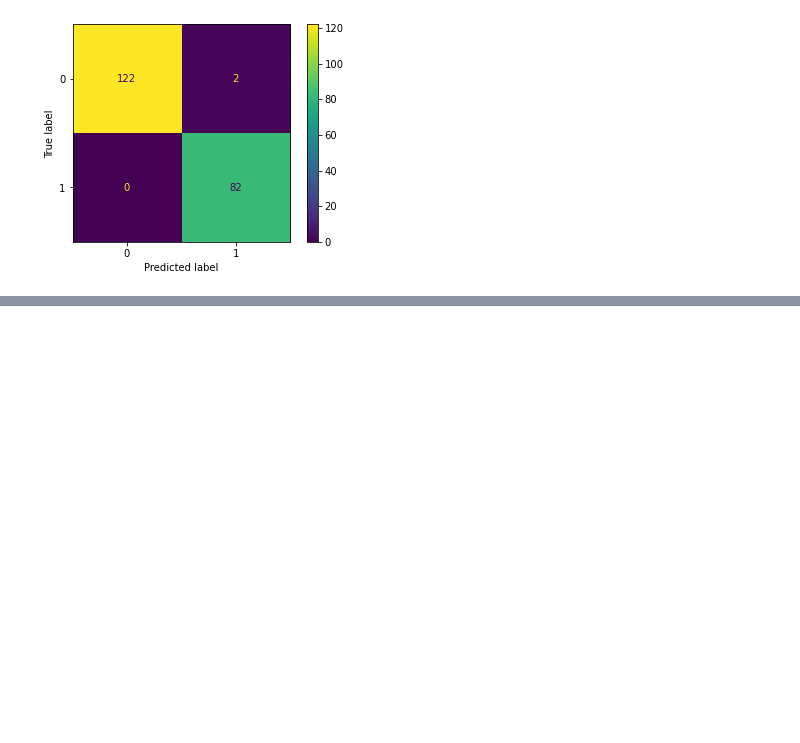
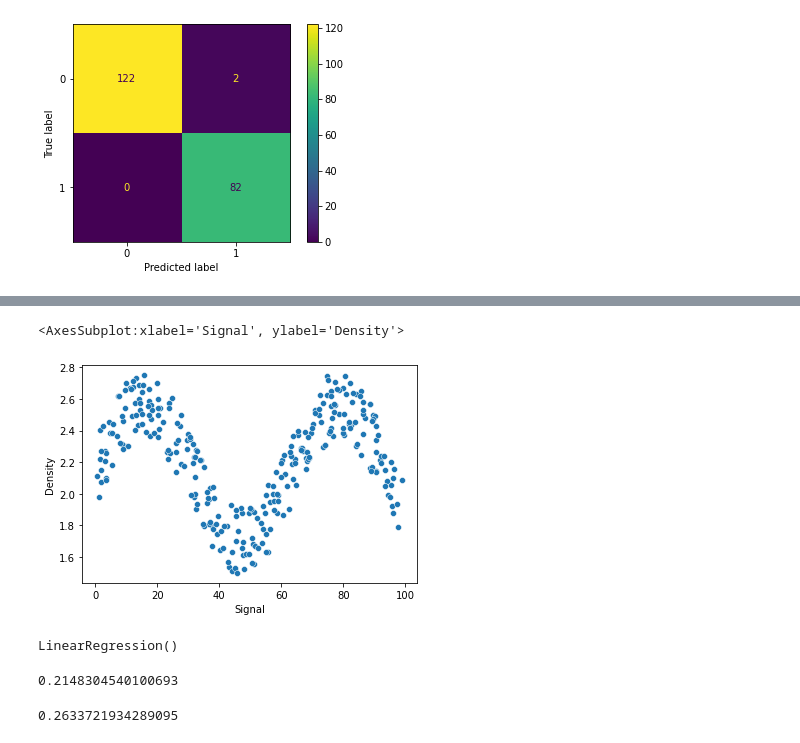
Before and after one commit to pawel9009/ML, a Jupyter notebook: notebooks/Random Forest.ipynb, the cells around one changed output, grey strips where cells are left out. Cells and saved outputs as stored; diff of their text form; code cells hidden in the pictures; blank space fills up the shorter version.

```diff
--- a/notebooks/Random Forest.ipynb
+++ b/notebooks/Random Forest.ipynb
@@ -177,0 +180,2 @@ plt.plot(range(1,200),missclass)
+# %%
+df = pd.read_csv('../data/rock_density_xray.csv')
@@ -177,0 +191,7 @@ plt.plot(range(1,200),missclass)
+# %%
+df.columns = ['Signal', 'Density']
+# %%
+sns.scatterplot(data=df, x='Signal', y='Density')
+# %% [output]
+<AxesSubplot:xlabel='Signal', ylabel='Density'>
+[figure, added]
@@ -177,0 +208,4 @@ plt.plot(range(1,200),missclass)
+# %%
+lr_model.fit(X_train,y_train)
+# %% [output]
+LinearRegression()
@@ -177,0 +216,8 @@ plt.plot(range(1,200),missclass)
+# %%
+mean_absolute_error(y_test,lr_preds)
+# %% [output]
+0.2148304540100693
+# %%
+np.sqrt(mean_squared_error(y_test,lr_preds))
+# %% [output]
+0.2633721934289095
```
Also changed, not shown: parts of 32 cells of this notebook.
